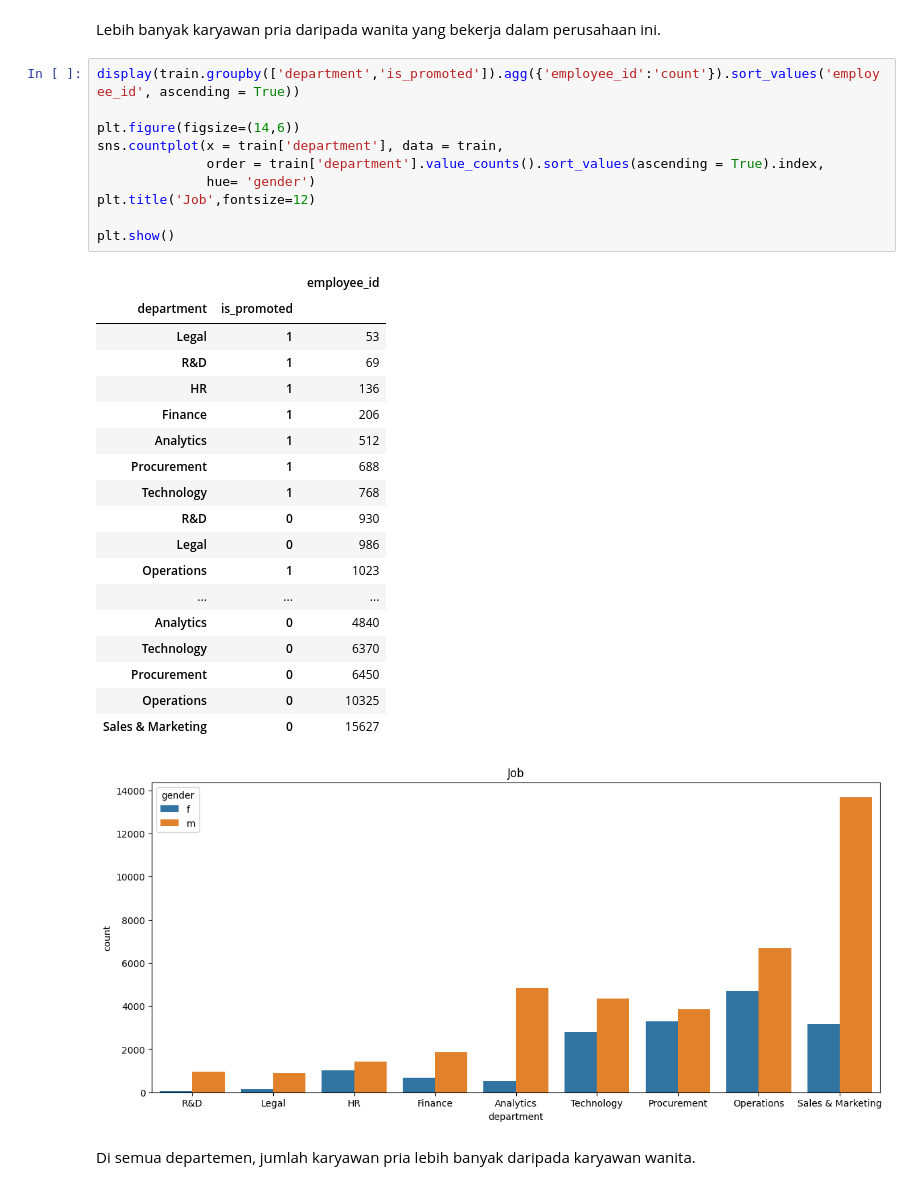
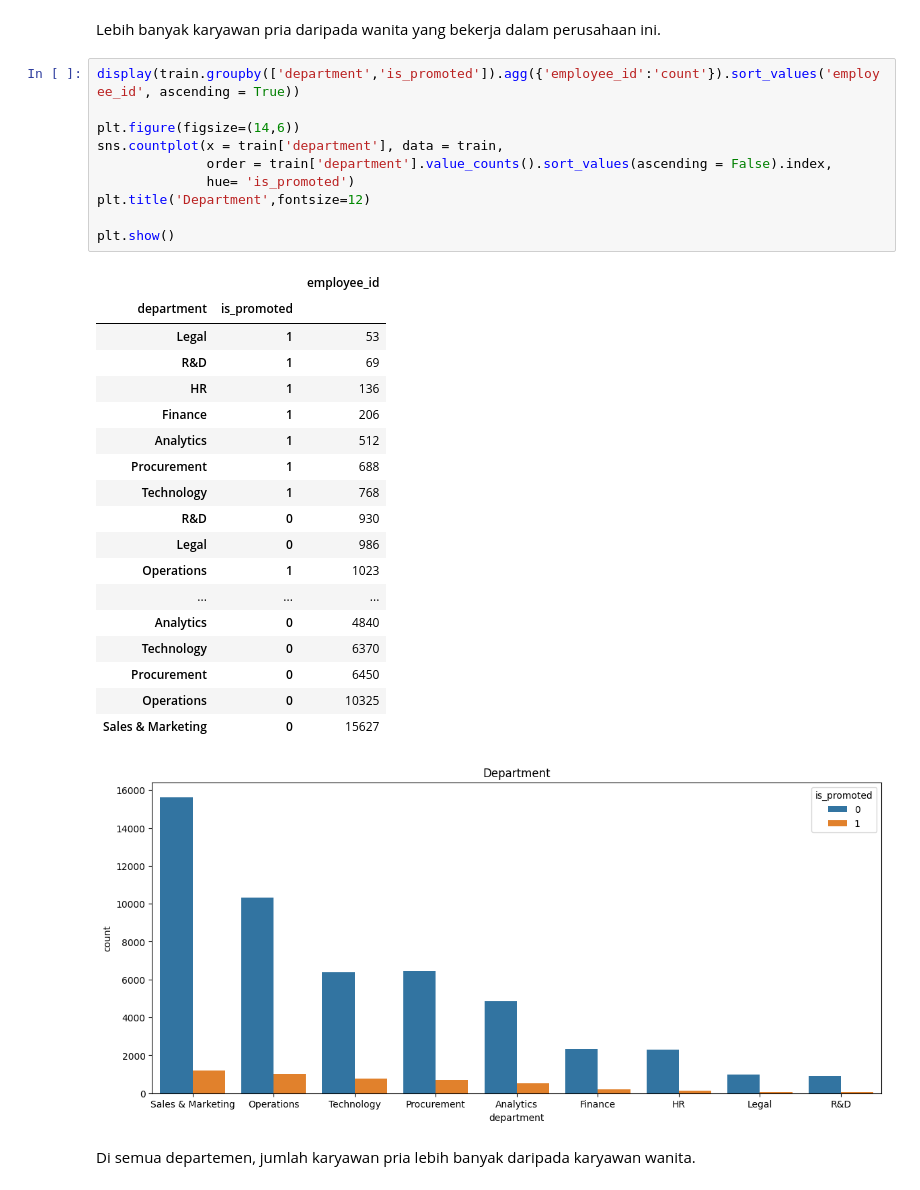
Before and after one commit to yunellasgn/Enigma_Finpro, a Jupyter notebook: ENIGMA Final Project.ipynb, the cells around one changed output. Cells and saved outputs as stored; diff of their text form.

```diff
--- a/ENIGMA Final Project.ipynb
+++ b/ENIGMA Final Project.ipynb
@@ -549,33 +548,33 @@ Lebih banyak karyawan pria daripada wanita yang bekerja dalam perusahaan ini.
 # %%
 display(train.groupby(['department','is_promoted']).agg({'employee_id':'count'}).sort_values('employee_id', ascending = True))
 
 plt.figure(figsize=(14,6))
 sns.countplot(x = train['department'], data = train,
-              order = train['department'].value_counts().sort_values(ascending = True).index,
-              hue= 'gender')
-plt.title('Job',fontsize=12)
+              order = train['department'].value_counts().sort_values(ascending = False).index,
+              hue= 'is_promoted')
+plt.title('Department',fontsize=12)
 
 plt.show()
 # %% [output]
 |  |  | employee_id |
 | department | is_promoted |  |
 | Legal | 1 | 53 |
 | R&D | 1 | 69 |
 | HR | 1 | 136 |
 | Finance | 1 | 206 |
 | Analytics | 1 | 512 |
 | Procurement | 1 | 688 |
 | Technology | 1 | 768 |
 | R&D | 0 | 930 |
 | Legal | 0 | 986 |
 | Operations | 1 | 1023 |
 | ... | ... | ... |
 | Analytics | 0 | 4840 |
 | Technology | 0 | 6370 |
 | Procurement | 0 | 6450 |
 | Operations | 0 | 10325 |
 | Sales & Marketing | 0 | 15627 |
-[figure, old version]
+[figure, new version]
 # %% [markdown]
 Di semua departemen, jumlah karyawan pria lebih banyak daripada karyawan wanita.
 # %%
```
Also changed, not shown: parts of 10 cells of this notebook.
